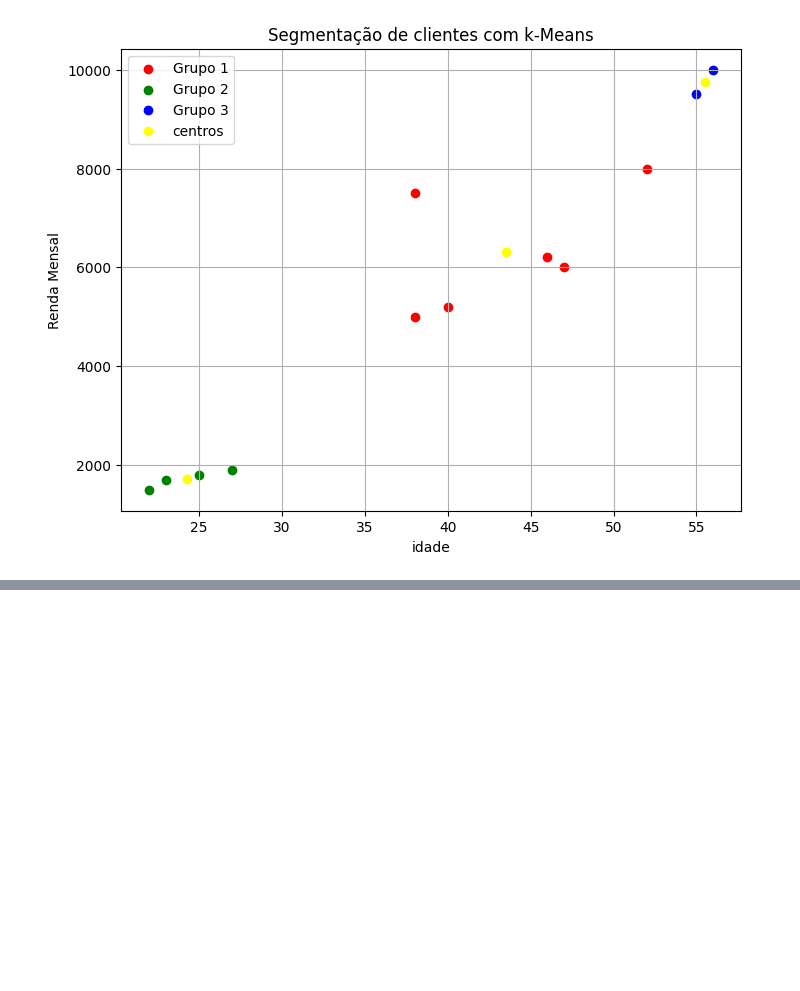
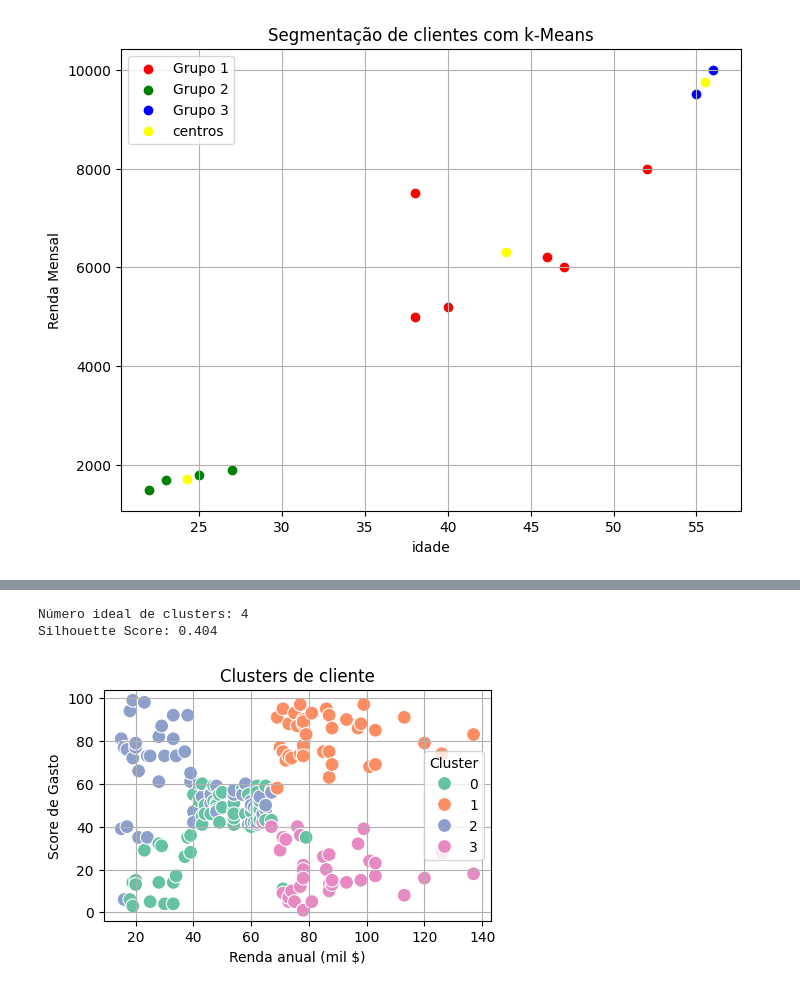
Before and after one commit to Pamelaevangelista/python, a Jupyter notebook: Algoritimos_nao_supervisionado.ipynb, the cells around one changed output, grey strips where cells are left out. Cells and saved outputs as stored; diff of their text form; code cells hidden in the pictures; blank space fills up the shorter version.

```diff
--- a/Algoritimos_nao_supervisionado.ipynb
+++ b/Algoritimos_nao_supervisionado.ipynb
@@ -37,0 +181,19 @@ plt.show()
+# %%
+#Correção do mini-projeto K-Means
+#1. Bibliotecas
+import pandas as pd
+import matplotlib.pyplot as plt
+import seaborn as sns
+from sklearn.preprocessing import StandardScaler
+from sklearn.cluster import KMeans
+from sklearn.metrics import silhouette_score, davies_bouldin_score, calinski_harabasz_score
+from kneed import KneeLocator
+
+# 2. Carregar dados
+url = 'https://raw.githubusercontent.com/tirthajyoti/Machine-Learning-with-Python/master/Datasets/Mall_Customers.csv'
+df = pd.read_csv(url)
+
+# 3. EDA básica - Análise Exploratória de Dados
+print(df.head())
+print(df.describe())
+print(df.info())
@@ -37,0 +218,41 @@ plt.show()
+# %%
+#ETL: Extrair, Transformar e Carregar
+# 4.Pré-processamento
+#Vamos usar Age, Income e Spending Score
+x = df[['Age', 'Annual Income (k$)', 'Spending Score (1-100)']]
+
+#5. Escalonamento
+scaler = StandardScaler()
+x_scaled = scaler.fit_transform(x)
+
+#6. Método do cotovelo + escolha automática
+wss = []
+for k in range(1,11):
+  kmeans = KMeans(n_clusters=k, random_state=42)
+  kmeans.fit(x_scaled)
+  wss.append(kmeans.inertia_)
+
+kl = KneeLocator(range(1,11), wss, curve='convex', direction='decreasing')
+k_ideal = kl.elbow
+print(f'Número ideal de clusters: {k_ideal}')
+
+# 7. Aplicar K-Means
+kmeans = KMeans(n_clusters=k_ideal, random_state=42)
+df['Cluster'] = kmeans.fit_predict(x_scaled)
+
+# 8. Avaliação
+silhouette = silhouette_score(x_scaled, df['Cluster'])
+print(f'Silhouette Score: {silhouette:.3f}')
+
+# 9. Visualização dos clusters
+plt.figure(figsize=(5,3))
+sns.scatterplot(data=df, x='Annual Income (k$)', y='Spending Score (1-100)', hue='Cluster', palette='Set2', s=100)
+plt.title('Clusters de cliente')
+plt.xlabel('Renda anual (mil $)')
+plt.ylabel('Score de Gasto')
+plt.grid(True)
+plt.show()
+# %% [output]
+Número ideal de clusters: 4
+Silhouette Score: 0.404
+[figure, added]
```
Also changed, not shown: parts of 10 cells of this notebook.
